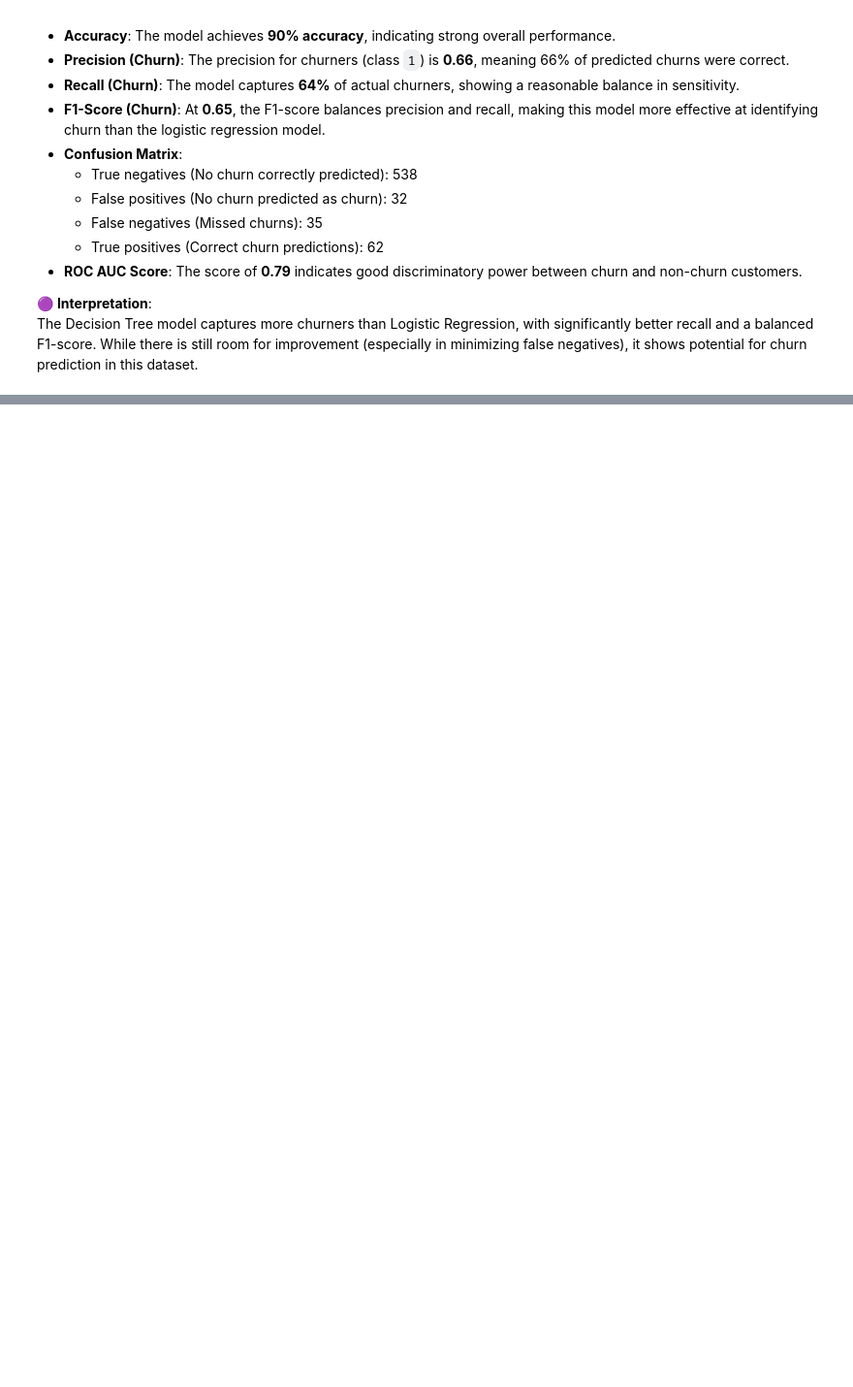
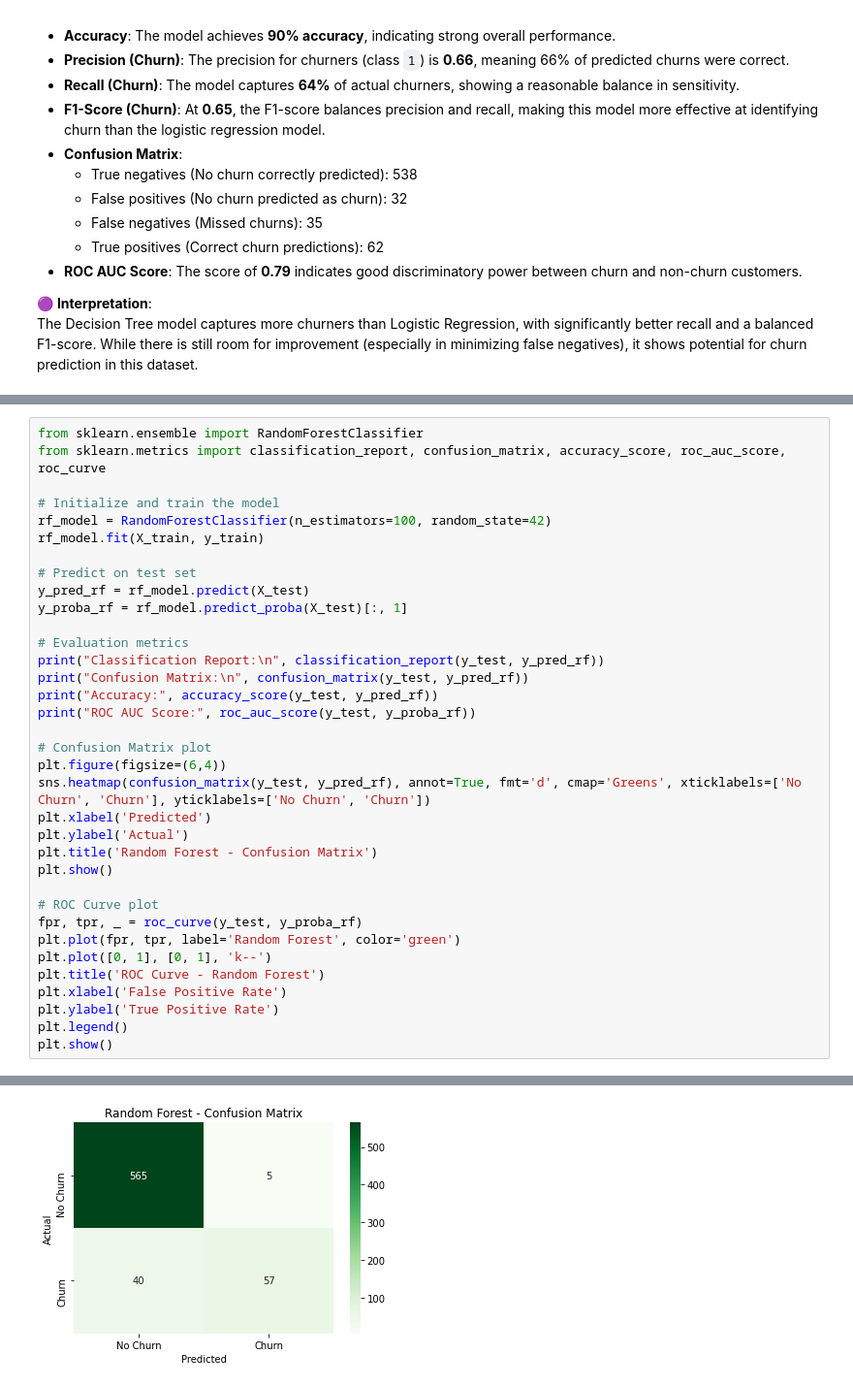
Before and after one commit to HellenDianaNjeri/SyriaTel-Customer-Churn, a Jupyter notebook: notebooks/SyriaTel Customer Churn.ipynb, the cells around one changed output, grey strips where cells are left out. Shown: that part at 97% size. Cells and saved outputs as stored; diff of their text form; blank space fills up the shorter version.

Commit message:
Implement and evaluate Random Forest classifier for churn prediction

```diff
--- a/notebooks/SyriaTel Customer Churn.ipynb
+++ b/notebooks/SyriaTel Customer Churn.ipynb
@@ -872,0 +878,36 @@ The Decision Tree model captures more churners than Logistic Regression, with si
+# %%
+from sklearn.ensemble import RandomForestClassifier
+from sklearn.metrics import classification_report, confusion_matrix, accuracy_score, roc_auc_score, roc_curve
+
+# Initialize and train the model
+rf_model = RandomForestClassifier(n_estimators=100, random_state=42)
+rf_model.fit(X_train, y_train)
+
+# Predict on test set
+y_pred_rf = rf_model.predict(X_test)
+y_proba_rf = rf_model.predict_proba(X_test)[:, 1]
+
+# Evaluation metrics
+print("Classification Report:\n", classification_report(y_test, y_pred_rf))
+print("Confusion Matrix:\n", confusion_matrix(y_test, y_pred_rf))
+print("Accuracy:", accuracy_score(y_test, y_pred_rf))
+print("ROC AUC Score:", roc_auc_score(y_test, y_proba_rf))
+
+# Confusion Matrix plot
+plt.figure(figsize=(6,4))
+sns.heatmap(confusion_matrix(y_test, y_pred_rf), annot=True, fmt='d', cmap='Greens', xticklabels=['No Churn', 'Churn'], yticklabels=['No Churn', 'Churn'])
+plt.xlabel('Predicted')
+plt.ylabel('Actual')
+plt.title('Random Forest - Confusion Matrix')
+plt.show()
+
+# ROC Curve plot
+fpr, tpr, _ = roc_curve(y_test, y_proba_rf)
+plt.plot(fpr, tpr, label='Random Forest', color='green')
+plt.plot([0, 1], [0, 1], 'k--')
+plt.title('ROC Curve - Random Forest')
+plt.xlabel('False Positive Rate')
+plt.ylabel('True Positive Rate')
+plt.legend()
+plt.show()
+# %% [output]
@@ -872,0 +929 @@ The Decision Tree model captures more churners than Logistic Regression, with si
+[figure, added]
```
Also changed, not shown: parts of 3 cells of this notebook.
